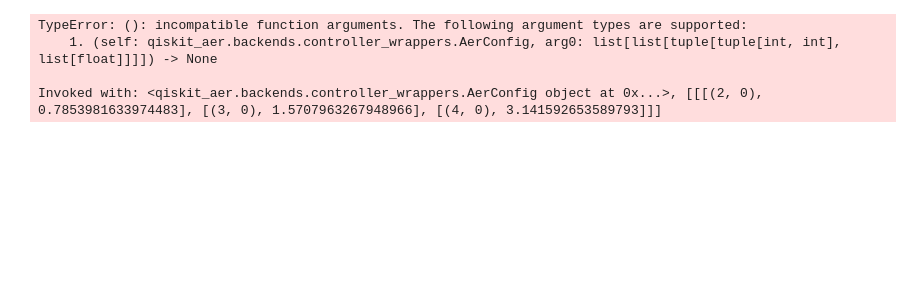
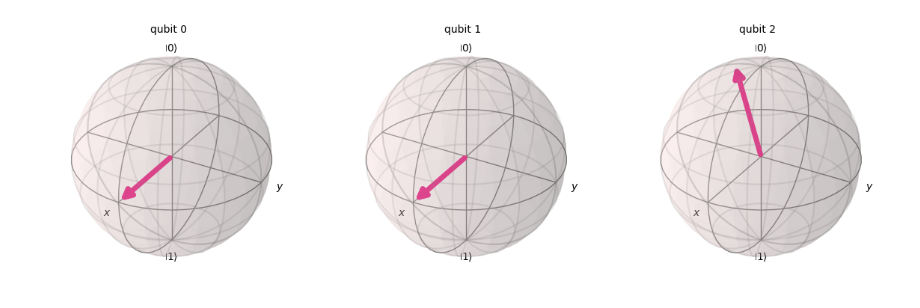
Before and after one commit to acaen007/QuantumPQC, a Jupyter notebook: test2.ipynb, the cells around one changed output. Drawn from its saved outputs; the diff is of its cells as text; code cells hidden in the pictures; blank space fills up the shorter version.

```diff
--- a/test2.ipynb
+++ b/test2.ipynb
@@ -29,18 +32,13 @@ CircuitInstruction(operation=Instruction(name='barrier', num_qubits=3, num_clbit
 # %%
-import numpy as np
-
 # Use the statevector simulator to get the quantum state
 statevector_sim = Aer.get_backend('statevector_simulator')
 
 # Execute the circuit
-new_circuit = transpile(circuit, statevector_sim)
+new_circuit = transpile(bc, statevector_sim)
 job = statevector_sim.run(new_circuit)
 statevector = job.result().get_statevector()
 
 # Plotting the statevector on the Bloch sphere for each qubit
 plot_bloch_multivector(statevector)
 # %% [output]
-TypeError: (): incompatible function arguments. The following argument types are supported:
-    1. (self: qiskit_aer.backends.controller_wrappers.AerConfig, arg0: list[list[tuple[tuple[int, int], list[float]]]]) -> None
-
-Invoked with: <qiskit_aer.backends.controller_wrappers.AerConfig object at 0x...>, [[[(2, 0), 0.7853981633974483], [(3, 0), 1.5707963267948966], [(4, 0), 3.141592653589793]]]
+[figure, added]
```
Also changed, not shown: parts of 1 cell of this notebook, 2 other files.
